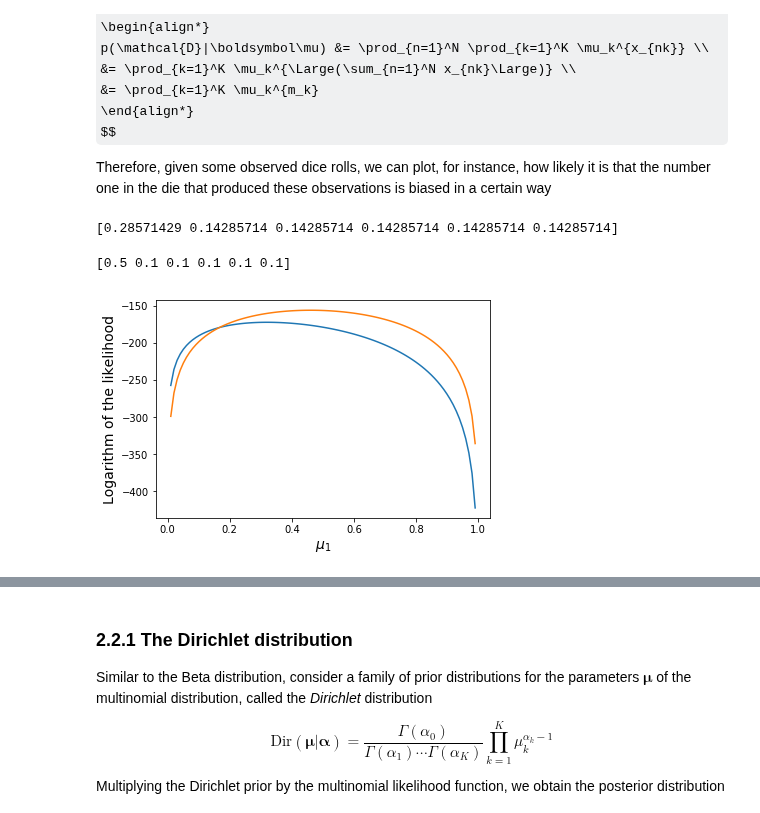
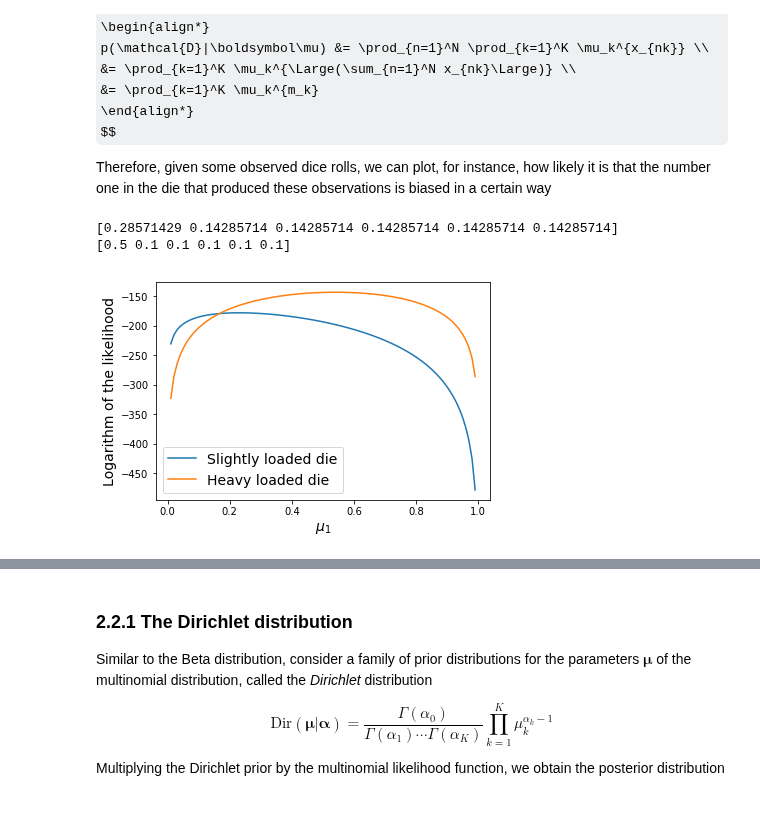
Before and after one commit to vagmcs/PRML, a Jupyter notebook: notebooks/ch2_probability_distributions.ipynb, the cells around one changed output, grey strips where cells are left out. Saved outputs shown, nothing was run; the diff lists cells and outputs as text; code cells hidden in the pictures; some formulas as TeX source.

Commit message:
feat(chapter2): Example plots for the multinomial distribution

```diff
--- a/notebooks/ch2_probability_distributions.ipynb
+++ b/notebooks/ch2_probability_distributions.ipynb
@@ -454,27 +454,28 @@ $$
 
 Therefore, given some observed dice rolls, we can plot, for instance, how likely it is that the number one in the die that produced these observations is biased in a certain way
 # %%
+N = 100
+
 def likelihood(mu_1, data):
     mus = (np.ones(6) * (1 - mu_1)) / 5
     mus[0] = mu_1
     return Categorical(mu=mus).log_likelihood_iid(data)
 
 mu_space = np.linspace(0, 1, 100)
 
 nums = np.array([2,1,1,1,1,1], float)
 print(nums / sum(nums))
-data=Categorical(mu=nums / sum(nums)).draw(100)
-plt.plot(mu_space, [likelihood(mu_1, data) for mu_1 in mu_space])
-
+slightly_loaded_data = Categorical(mu=nums / sum(nums)).draw(N)
+plt.plot(mu_space, [likelihood(mu_1, slightly_loaded_data) for mu_1 in mu_space], label="Slightly loaded die")
 
 nums = np.array([5,1,1,1,1,1], float)
 print(nums / sum(nums))
-data=Categorical(mu=nums / sum(nums)).draw(100)
-plt.plot(mu_space, [likelihood(mu_1, data) for mu_1 in mu_space])
+heavy_loaded_data = Categorical(mu=nums / sum(nums)).draw(N)
+plt.plot(mu_space, [likelihood(mu_1, heavy_loaded_data) for mu_1 in mu_space], label="Heavy loaded die")
 
 plt.xlabel("$\mu_1$", fontsize=14); plt.ylabel("Logarithm of the likelihood", fontsize=14)
-plt.show()
+plt.legend(fontsize=14); plt.show()
 # %% [output]
 [0.28571429 0.14285714 0.14285714 0.14285714 0.14285714 0.14285714]
+[0.5 0.1 0.1 0.1 0.1 0.1]
-[0.5 0.1 0.1 0.1 0.1 0.1]
-[figure, old version]
+[figure, new version]
```
Also changed, not shown: parts of 8 cells of this notebook.
